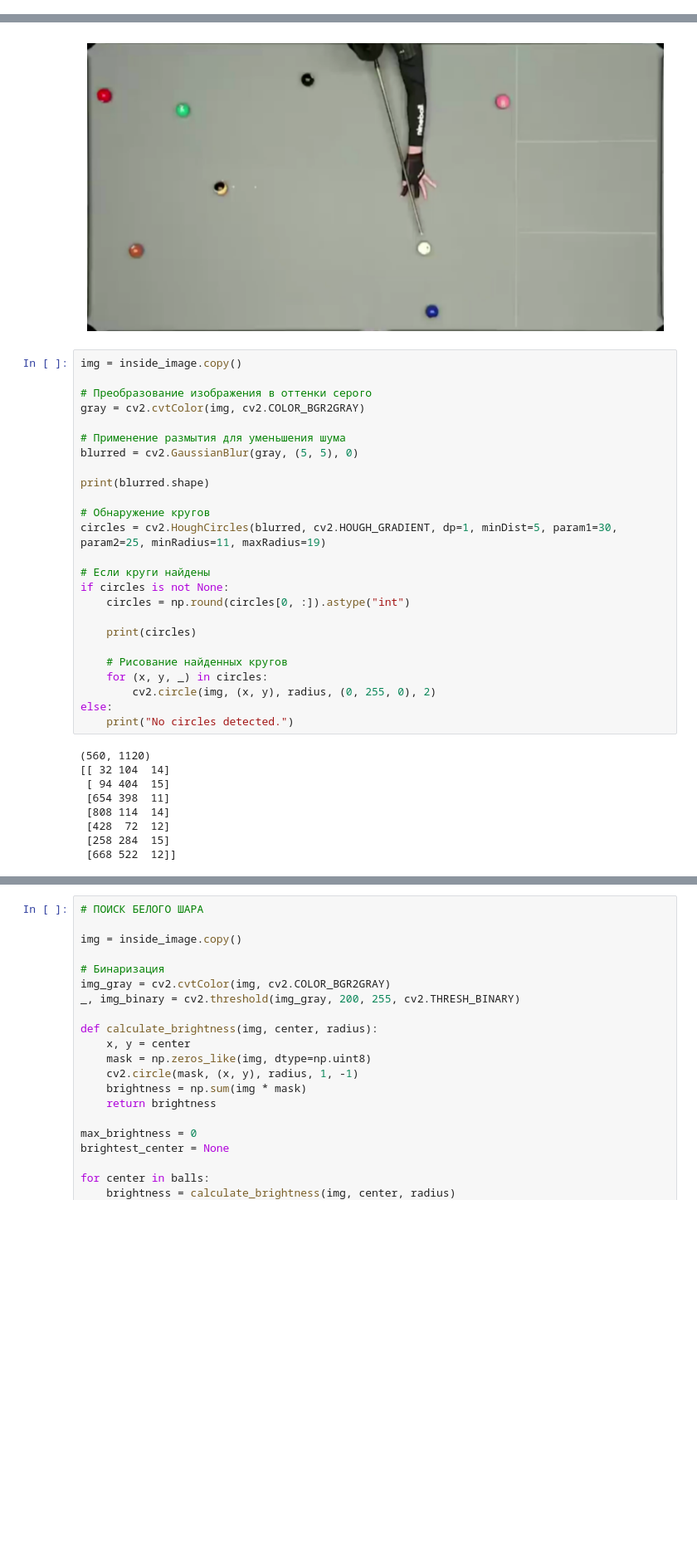
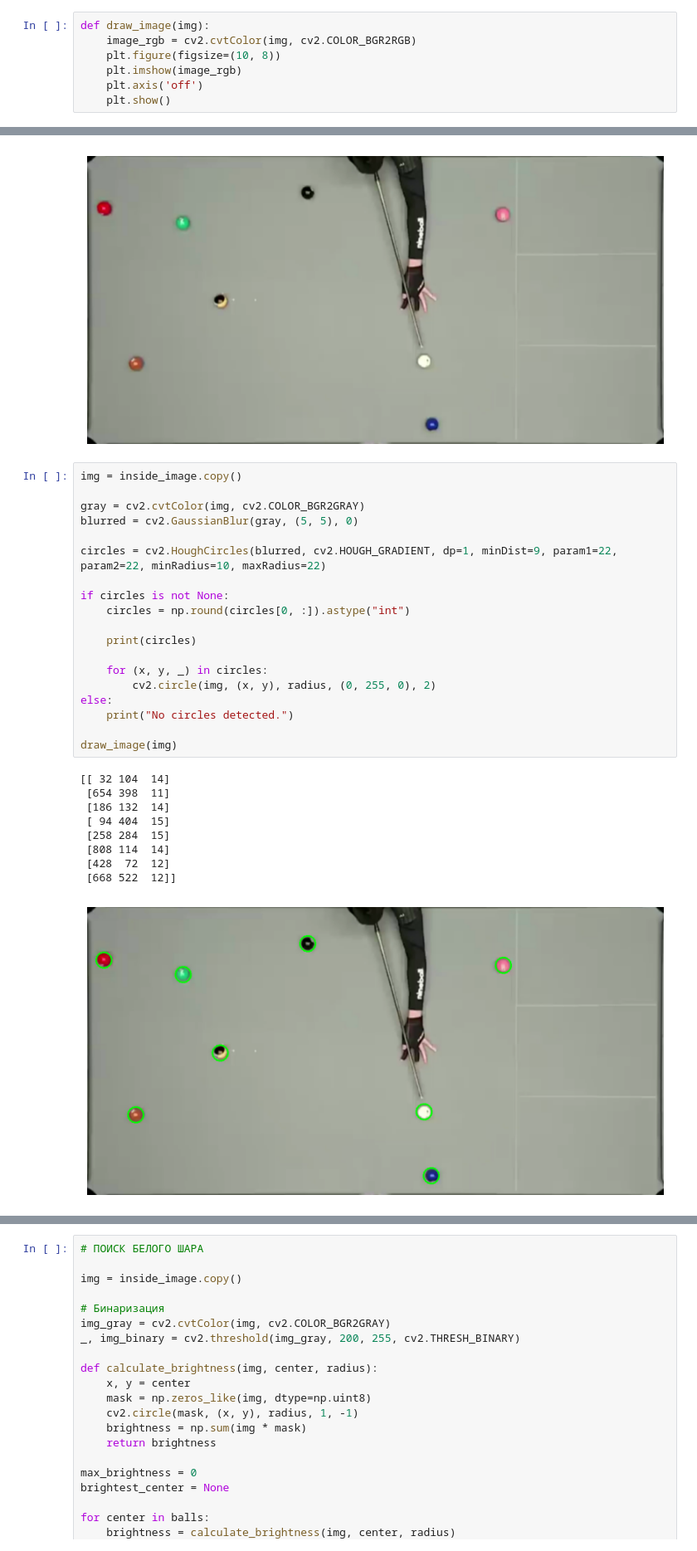
Before and after one commit to TarasovMV/bildik-device, a Jupyter notebook: test.ipynb, the cells around one changed output, grey strips where cells are left out. Shown at 83% size. Saved outputs shown, nothing was run; the diff lists cells and outputs as text; blank space fills up the shorter version.

```diff
--- a/test.ipynb
+++ b/test.ipynb
@@ -2,6 +2,13 @@
 import cv2
 import numpy as np
 import matplotlib.pyplot as plt
+# %%
+def draw_image(img):
+    image_rgb = cv2.cvtColor(img, cv2.COLOR_BGR2RGB)
+    plt.figure(figsize=(10, 8))
+    plt.imshow(image_rgb)
+    plt.axis('off')
+    plt.show()
 # %%
 # ПОЛУЧАЕМ ПЕРВЫЙ КАДР ИЗ ВИДЕО
 
@@ -129,34 +127,29 @@ plt.show()
 # %%
 img = inside_image.copy()
 
-# Преобразование изображения в оттенки серого
 gray = cv2.cvtColor(img, cv2.COLOR_BGR2GRAY)
-
-# Применение размытия для уменьшения шума
 blurred = cv2.GaussianBlur(gray, (5, 5), 0)
 
-print(blurred.shape)
+circles = cv2.HoughCircles(blurred, cv2.HOUGH_GRADIENT, dp=1, minDist=9, param1=22, param2=22, minRadius=10, maxRadius=22)
 
-# Обнаружение кругов
-circles = cv2.HoughCircles(blurred, cv2.HOUGH_GRADIENT, dp=1, minDist=5, param1=30, param2=25, minRadius=11, maxRadius=19)
-
-# Если круги найдены
 if circles is not None:
     circles = np.round(circles[0, :]).astype("int")
 
     print(circles)
 
-    # Рисование найденных кругов
     for (x, y, _) in circles:
         cv2.circle(img, (x, y), radius, (0, 255, 0), 2)
 else:
     print("No circles detected.")
+
+draw_image(img)
 # %% [output]
-(560, 1120)
 [[ 32 104  14]
+ [654 398  11]
+ [186 132  14]
  [ 94 404  15]
- [654 398  11]
+ [258 284  15]
  [808 114  14]
  [428  72  12]
- [258 284  15]
  [668 522  12]]
+[figure, added]
```
Also changed, not shown: parts of 14 cells of this notebook, 1 other file.
